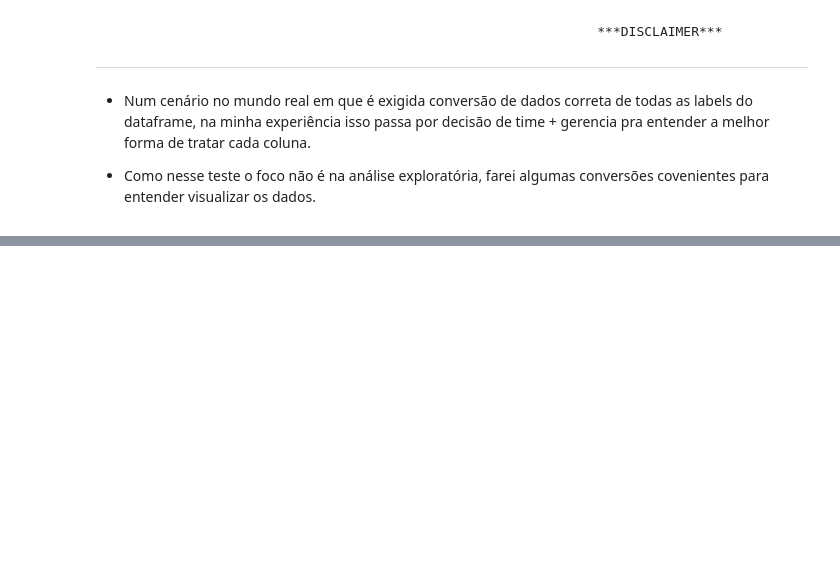
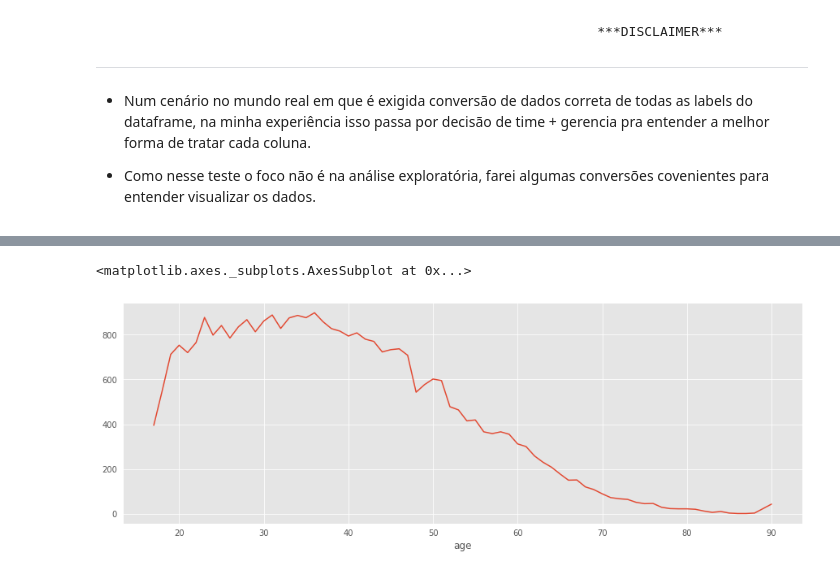
Before and after one commit to clicksign/python-dev-test, a Jupyter notebook: etl-clicksign/data_exploration/adult_data.ipynb, the cells around one changed output, grey strips where cells are left out. Cells and saved outputs as stored; diff of their text form; code cells hidden in the pictures; blank space fills up the shorter version.

```diff
--- a/etl-clicksign/data_exploration/adult_data.ipynb
+++ b/etl-clicksign/data_exploration/adult_data.ipynb
@@ -48,0 +70,9 @@ df['age'] = pd.to_numeric(df['age'], errors='coerce')
+# %%
+import matplotlib.pyplot as plt
+import matplotlib
+matplotlib.style.use('ggplot')
+
+df.groupby(['age'])['_class'].count().plot(figsize=(15,5),)
+# %% [output]
+<matplotlib.axes._subplots.AxesSubplot at 0x...>
+[figure, added]
```
Also changed, not shown: parts of 20 cells of this notebook, 1 other file.
